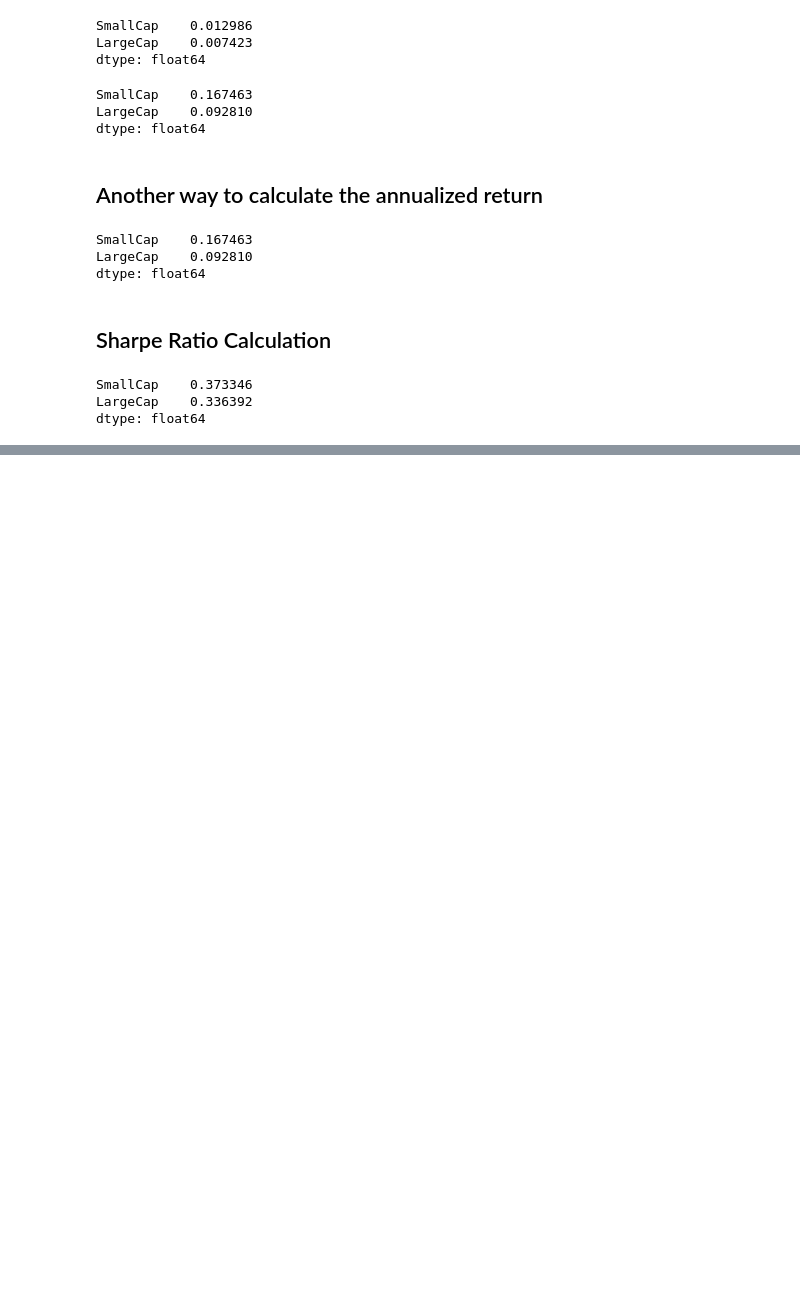
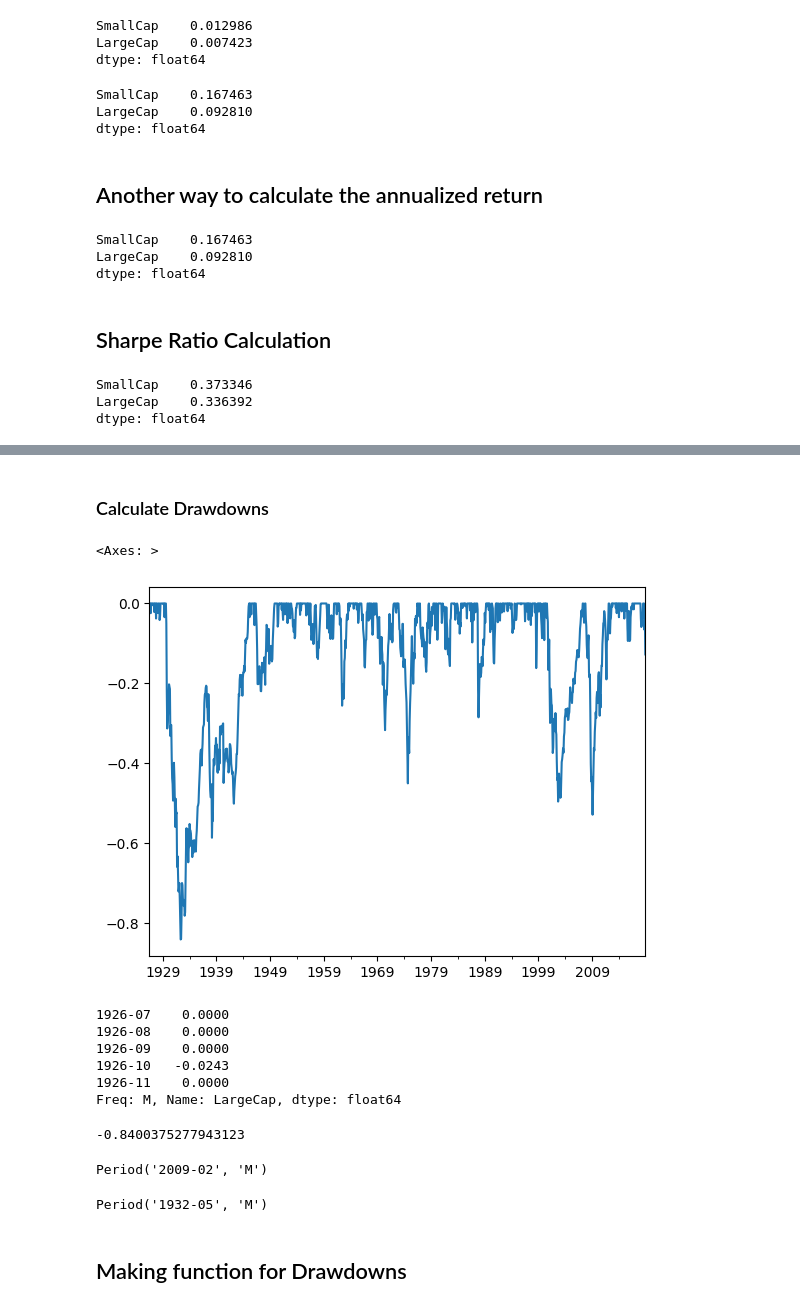
Before and after one commit to Akib-Raihan-4/Trading_With_Python, a Jupyter notebook: w1_s1.ipynb, the cells around one changed output, grey strips where cells are left out. Drawn from its saved outputs; the diff is of its cells as text; code cells hidden in the pictures; blank space fills up the shorter version.

```diff
--- a/w1_s1.ipynb
+++ b/w1_s1.ipynb
@@ -392,0 +472,31 @@ $$ Calmar \ Ratio = \frac{Average Annual Return}{Maximum Drawdown} $$
+# %% [markdown]
+### Calculate Drawdowns
+# %%
+drawdown = (wealth_index - previous_peaks)/previous_peaks
+drawdown.plot()
+# %% [output]
+<Axes: >
+[figure, added]
+# %%
+drawdown.head()
+# %% [output]
+1926-07    0.0000
+1926-08    0.0000
+1926-09    0.0000
+1926-10   -0.0243
+1926-11    0.0000
+Freq: M, Name: LargeCap, dtype: float64
+# %%
+drawdown.min()
+# %% [output]
+-0.8400375277943123
+# %%
+drawdown.loc["1975":].idxmin()
+# %% [output]
+Period('2009-02', 'M')
+# %%
+drawdown.idxmin()
+# %% [output]
+Period('1932-05', 'M')
+# %% [markdown]
+## Making function for Drawdowns
```
Also changed, not shown: parts of 22 cells of this notebook.
